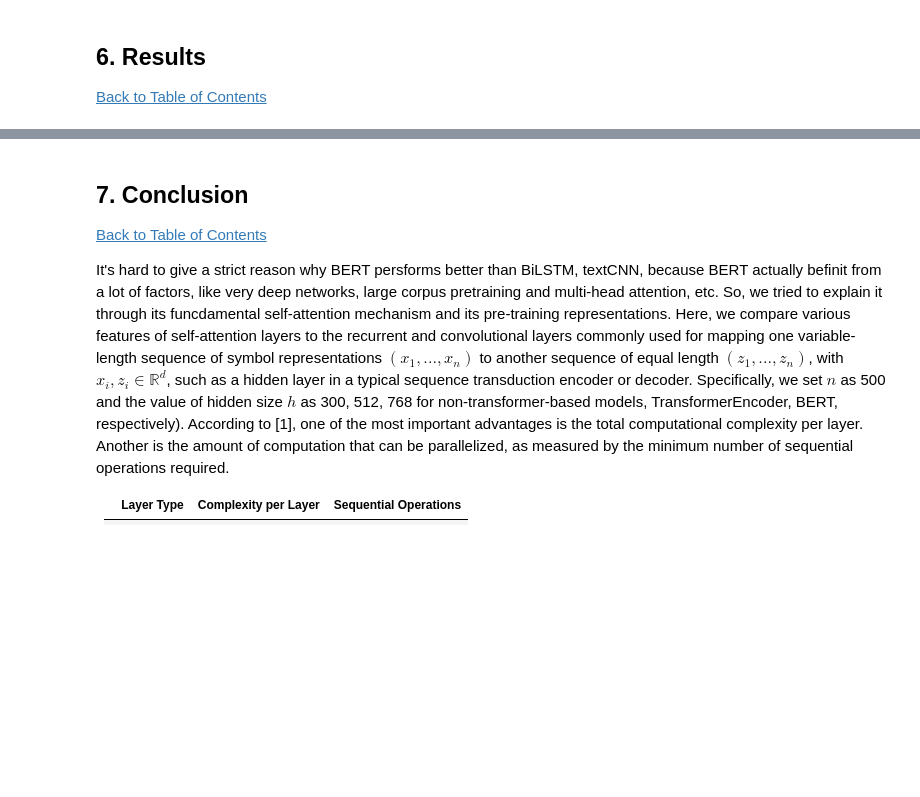
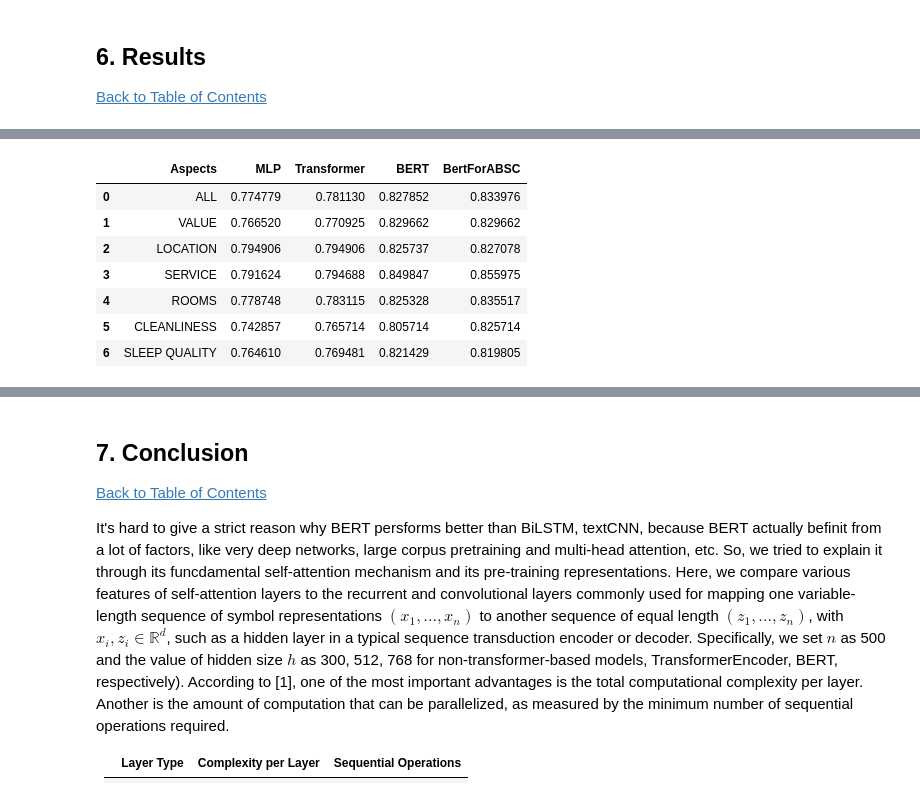
Before and after one commit to YanZehong/CS5242-ABSC, a Jupyter notebook: CS5242_GroupID26.ipynb, the cells around one changed output, grey strips where cells are left out. Saved outputs shown, nothing was run; the diff lists cells and outputs as text; code cells hidden in the pictures; blank space fills up the shorter version.

```diff
--- a/CS5242_GroupID26.ipynb
+++ b/CS5242_GroupID26.ipynb
@@ -1393,5 +1420,7 @@ test_on_checkpoint(net, args.pt_path, test_iter, "output", device=devices[0])
 # %%
 aspects = ["value", "location", "service", "rooms", "cleanliness", "sleep quality"]
-df_mlps = read_and_calculate(aspects, ["./output/MLPs_predictions.json"], "MLPs")
-df_mlp = read_and_calculate(aspects, ["./output/MLP_predictions.json"], "MLP")
-df_mlpv2 = read_and_calculate(aspects, ["./output/MLPv2_predictions.json"], "MLPv2")
+model_names = ["MLPs", "MLP", "MLPv2"]
+df_mlps = read_and_calculate(aspects, ["./output/MLPs_predictions.json"], model_names[0])
+df_mlp = read_and_calculate(aspects, ["./output/MLP_predictions.json"], model_names[1])
+df_mlpv2 = read_and_calculate(aspects, ["./output/MLPv2_predictions.json"], model_names[2])
+show_acc_f1([df_mlps, df_mlp, df_mlpv2], model_names)
@@ -1421,0 +1456,15 @@ df_f1
+# %%
+cols = ["Aspects", "MLP", "Transformer", "BERT", "BertForABSC"]
+df_acc = pd.concat([df_mlpv2["Aspects"], df_mlpv2["MLPv2_Acc"],
+                  df_t0["TransEncV0_Acc"], df_b0["BERT_Acc"], df_b3["BertForABSC-3_Acc"]], axis=1)
+df_acc.columns = cols
+df_acc
+# %% [output]
+|  | Aspects | MLP | Transformer | BERT | BertForABSC |
+| 0 | ALL | 0.774779 | 0.781130 | 0.827852 | 0.833976 |
+| 1 | VALUE | 0.766520 | 0.770925 | 0.829662 | 0.829662 |
+| 2 | LOCATION | 0.794906 | 0.794906 | 0.825737 | 0.827078 |
+| 3 | SERVICE | 0.791624 | 0.794688 | 0.849847 | 0.855975 |
+| 4 | ROOMS | 0.778748 | 0.783115 | 0.825328 | 0.835517 |
+| 5 | CLEANLINESS | 0.742857 | 0.765714 | 0.805714 | 0.825714 |
+| 6 | SLEEP QUALITY | 0.764610 | 0.769481 | 0.821429 | 0.819805 |
```
Also changed, not shown: parts of 14 cells of this notebook, 4 other files.
